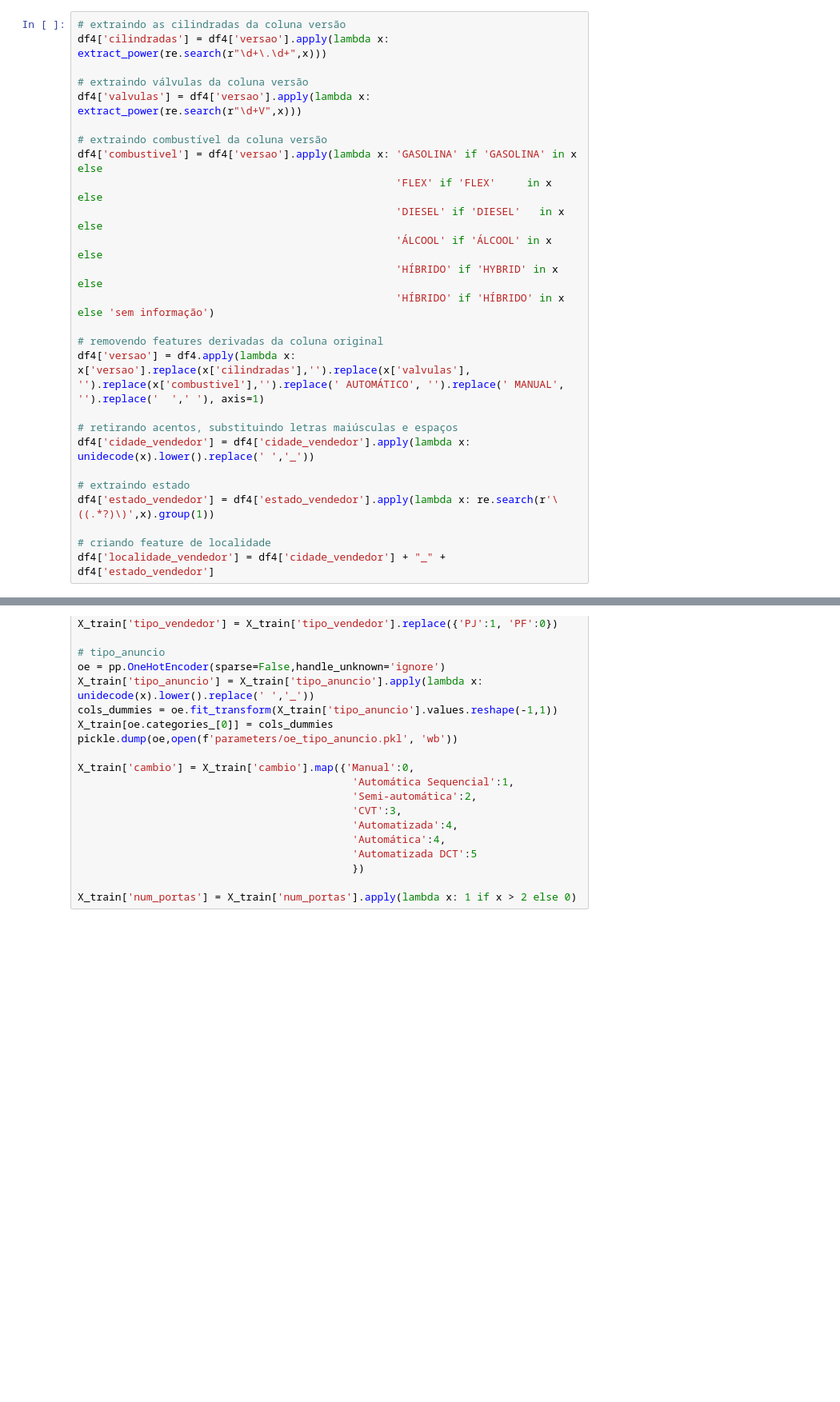
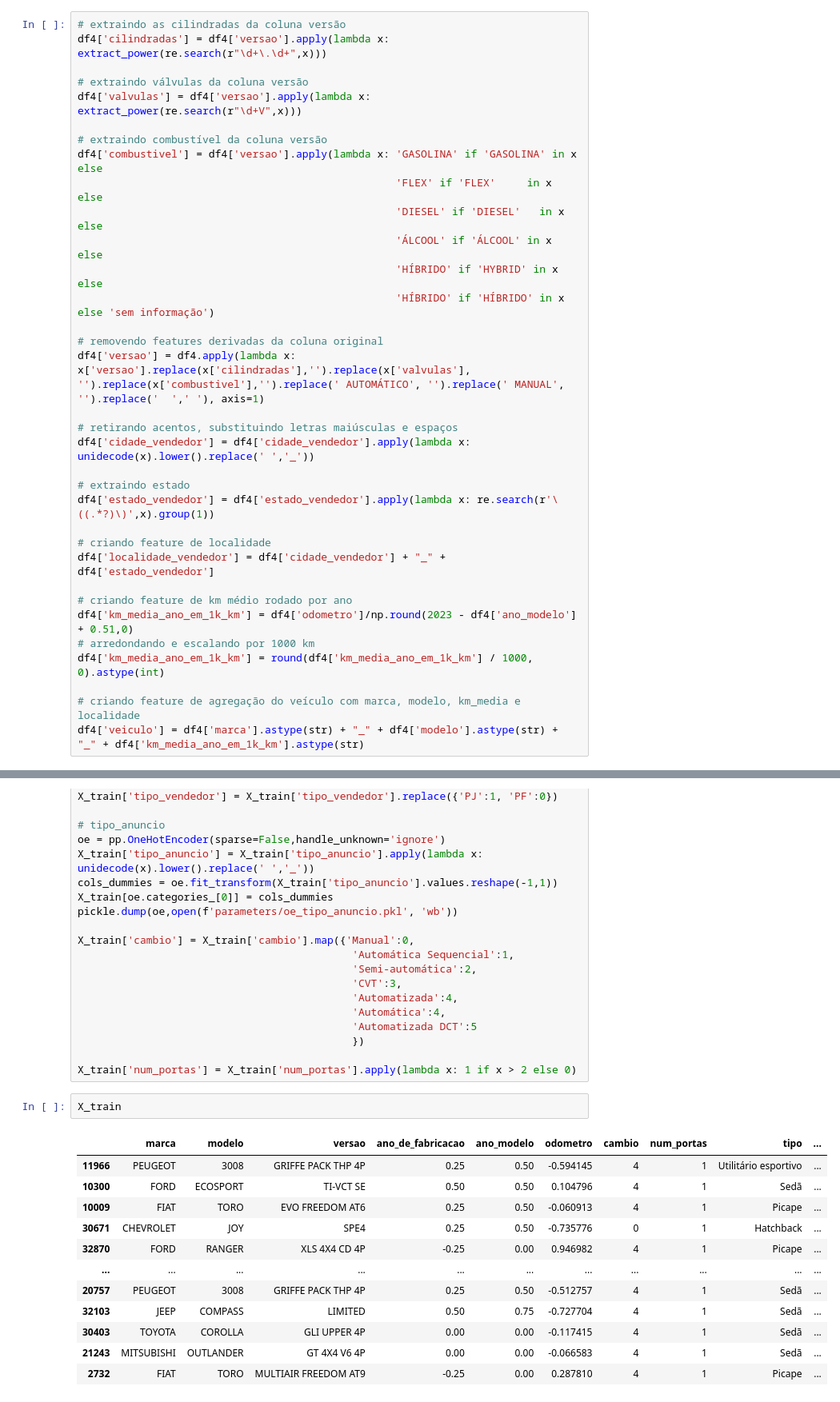
Before and after one commit to ArthurMesquita96/Mobility-Cars, a Jupyter notebook: Mobility_Cars.ipynb, the cells around one changed output, grey strips where cells are left out. Shown at 80% size. Saved outputs shown, nothing was run; the diff lists cells and outputs as text; blank space fills up the shorter version.

```diff
--- a/Mobility_Cars.ipynb
+++ b/Mobility_Cars.ipynb
@@ -470,3 +479,11 @@ df4['estado_vendedor'] = df4['estado_vendedor'].apply(lambda x: re.search(r'\((.
 
 # criando feature de localidade
 df4['localidade_vendedor'] = df4['cidade_vendedor'] + "_" + df4['estado_vendedor']
+
+# criando feature de km médio rodado por ano
+df4['km_media_ano_em_1k_km'] = df4['odometro']/np.round(2023 - df4['ano_modelo'] + 0.51,0)
+# arredondando e escalando por 1000 km
+df4['km_media_ano_em_1k_km'] = round(df4['km_media_ano_em_1k_km'] / 1000, 0).astype(int)
+
+# criando feature de agregação do veículo com marca, modelo, km_media e localidade
+df4['veiculo'] = df4['marca'].astype(str) + "_" + df4['modelo'].astype(str) + "_" + df4['km_media_ano_em_1k_km'].astype(str)
@@ -1270,3 +1332,18 @@ X_train['cambio'] = X_train['cambio'].map({'Manual':0,
                                             })
 
 X_train['num_portas'] = X_train['num_portas'].apply(lambda x: 1 if x > 2 else 0)
+# %%
+X_train
+# %% [output]
+|  | marca | modelo | versao | ano_de_fabricacao | ano_modelo | odometro | cambio | num_portas | tipo | ... |
+| 11966 | PEUGEOT | 3008 | GRIFFE PACK THP 4P | 0.25 | 0.50 | -0.594145 | 4 | 1 | Utilitário esportivo | ... |
+| 10300 | FORD | ECOSPORT | TI-VCT SE | 0.50 | 0.50 | 0.104796 | 4 | 1 | Sedã | ... |
+| 10009 | FIAT | TORO | EVO FREEDOM AT6 | 0.25 | 0.50 | -0.060913 | 4 | 1 | Picape | ... |
+| 30671 | CHEVROLET | JOY | SPE4 | 0.25 | 0.50 | -0.735776 | 0 | 1 | Hatchback | ... |
+| 32870 | FORD | RANGER | XLS 4X4 CD 4P | -0.25 | 0.00 | 0.946982 | 4 | 1 | Picape | ... |
+| ... | ... | ... | ... | ... | ... | ... | ... | ... | ... | ... |
+| 20757 | PEUGEOT | 3008 | GRIFFE PACK THP 4P | 0.25 | 0.50 | -0.512757 | 4 | 1 | Sedã | ... |
+| 32103 | JEEP | COMPASS | LIMITED | 0.50 | 0.75 | -0.727704 | 4 | 1 | Sedã | ... |
+| 30403 | TOYOTA | COROLLA | GLI UPPER 4P | 0.00 | 0.00 | -0.117415 | 4 | 1 | Sedã | ... |
+| 21243 | MITSUBISHI | OUTLANDER | GT 4X4 V6 4P | 0.00 | 0.00 | -0.066583 | 4 | 1 | Sedã | ... |
+| 2732 | FIAT | TORO | MULTIAIR FREEDOM AT9 | -0.25 | 0.00 | 0.287810 | 4 | 1 | Picape | ... |
```
Also changed, not shown: parts of 44 cells of this notebook, 23 other files.
